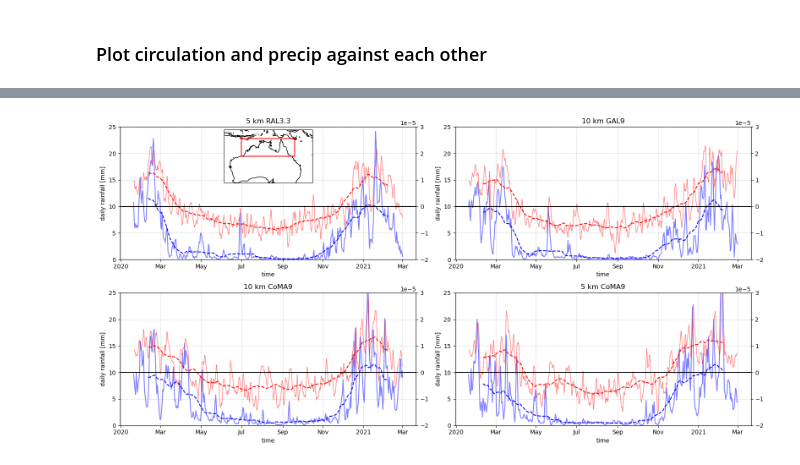
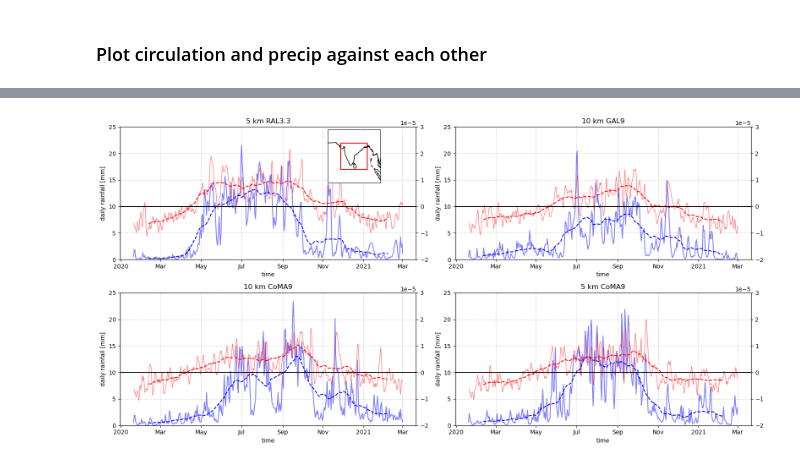
Before and after one commit to fran-morris-research/hackathon-monsoons, a Jupyter notebook: circulation.ipynb, the cells around one changed output, grey strips where cells are left out. Cells and saved outputs as stored; diff of their text form; code cells hidden in the pictures.

```diff
--- a/circulation.ipynb
+++ b/circulation.ipynb
@@ -478,7 +486,7 @@ precip_aus_CoM5 = precip_CoM5.where(aus_mask_CoM5)
 # %%
 %%time
 
-aus_mons_mask_ral3p3 = (ds1h_ral3p3.lon > 120) & (ds1h_ral3p3.lon < 150) & (ds1h_ral3p3.lat > -20) & (ds1h_ral3p3.lat < -10)
+aus_mons_mask_ral3p3 = (ds1h_ral3p3.lon > aus_mons_lon0) & (ds1h_ral3p3.lon < aus_mons_lon1) & (ds1h_ral3p3.lat > aus_mons_lat0) & (ds1h_ral3p3.lat < aus_mons_lat1)
 precip_aus_mons_ral3p3 = precip_ral3p3.where(aus_mons_mask_ral3p3)
 precip_aus_mons_av_ral3p3 = precip_aus_mons_ral3p3.mean('cell').compute()
 precip_aus_mons_av_daily_ral3p3 = precip_aus_mons_av_ral3p3.resample(time='1D').mean()
@@ -489,7 +497,7 @@ Wall time: 1min 16s
 # %%
 %%time
 
-aus_mons_mask_gal9 = (ds1h_gal9.lon > 120) & (ds1h_gal9.lon < 150) & (ds1h_gal9.lat > -20) & (ds1h_gal9.lat < -10)
+aus_mons_mask_gal9 = (ds1h_gal9.lon > aus_mons_lon0) & (ds1h_gal9.lon < aus_mons_lon1) & (ds1h_gal9.lat > aus_mons_lat0) & (ds1h_gal9.lat < aus_mons_lat1)
 precip_aus_mons_gal9 = precip_gal9.where(aus_mons_mask_gal9)
 precip_aus_mons_av_gal9 = precip_aus_mons_gal9.mean('cell').compute()
 precip_aus_mons_av_daily_gal9 = precip_aus_mons_av_gal9.resample(time='1D').mean()
@@ -500,7 +508,7 @@ Wall time: 1min 19s
 # %%
 %%time
 
-aus_mons_mask_CoM10 = (ds1h_CoM10.lon > 120) & (ds1h_CoM10.lon < 150) & (ds1h_CoM10.lat > -20) & (ds1h_CoM10.lat < -10)
+aus_mons_mask_CoM10 = (ds1h_CoM10.lon > aus_mons_lon0) & (ds1h_CoM10.lon < aus_mons_lon1) & (ds1h_CoM10.lat > aus_mons_lat0) & (ds1h_CoM10.lat < aus_mons_lat1)
 precip_aus_mons_CoM10 = precip_CoM10.where(aus_mons_mask_CoM10)
 precip_aus_mons_av_CoM10 = precip_aus_mons_CoM10.mean('cell').compute()
 precip_aus_mons_av_daily_CoM10 = precip_aus_mons_av_CoM10.resample(time='1D').mean()
@@ -511,7 +519,7 @@ Wall time: 1min 17s
 # %%
 %%time
 
-aus_mons_mask_CoM5 = (ds1h_CoM5.lon > 120) & (ds1h_CoM5.lon < 150) & (ds1h_CoM5.lat > -20) & (ds1h_CoM5.lat < -10)
+aus_mons_mask_CoM5 = (ds1h_CoM5.lon > aus_mons_lon0) & (ds1h_CoM5.lon < aus_mons_lon1) & (ds1h_CoM5.lat > aus_mons_lat0) & (ds1h_CoM5.lat < aus_mons_lat1)
 precip_aus_mons_CoM5 = precip_CoM5.where(aus_mons_mask_CoM5)
 precip_aus_mons_av_CoM5 = precip_aus_mons_CoM5.mean('cell').compute()
 precip_aus_mons_av_daily_CoM5 = precip_aus_mons_av_CoM5.resample(time='1D').mean()
@@ -535,20 +543,20 @@ plt.ylabel('daily rainfall [mm]')
 plt.ylim(0, 25)
 plt.title('')
 axt = ax.twinx()
-circ850_ral3p3_aus_mons_daily.plot(c='r', lw=1, alpha=0.5)
-circ850_ral3p3_aus_mons_smooth.plot(c='r', ls='--')
+(-circ850_ral3p3_aus_mons_daily).plot(c='r', lw=1, alpha=0.5)
+(-circ850_ral3p3_aus_mons_smooth).plot(c='r', ls='--')
 plt.grid(ls=':')
 plt.axhline(c='k')
 plt.ylim(-2e-5, 3e-5)
 plt.title(f'5 km RAL3.3')
 
 
-axins = inset_axes(ax, width="40%", height="40%", loc="upper center",
+axins = inset_axes(ax, width="40%", height="40%", loc="upper right",
                    axes_class=cartopy.mpl.geoaxes.GeoAxes,
                    axes_kwargs=dict(projection=cartopy.crs.PlateCarree()))
 axins.add_feature(cartopy.feature.COASTLINE)
-axins.set_extent((110, 160, -35, -5), crs=crs0)
-plt.plot([120, 150, 150, 120, 120], [-20, -20, -10, -10, -20], c='r')
+axins.set_extent((aus_mons_lon0 - 10, aus_mons_lon1 + 10, aus_mons_lat0 - 10, aus_mons_lat1 + 10), crs=crs0)
+plt.plot([aus_mons_lon0, aus_mons_lon1, aus_mons_lon1, aus_mons_lon0, aus_mons_lon0], [aus_mons_lat0, aus_mons_lat0, aus_mons_lat1, aus_mons_lat1, aus_mons_lat0], c='r')
 
 
 ax = plt.subplot(222)
@@ -559,8 +567,8 @@ plt.ylabel('daily rainfall [mm]')
 plt.ylim(0, 25)
 plt.title('')
 axt = ax.twinx()
-circ850_gal9_aus_mons_daily.plot(c='r', lw=1, alpha=0.5)
-circ850_gal9_aus_mons_smooth.plot(c='r', ls='--')
+(-circ850_gal9_aus_mons_daily).plot(c='r', lw=1, alpha=0.5)
+(-circ850_gal9_aus_mons_smooth).plot(c='r', ls='--')
 plt.grid(ls=':')
 plt.axhline(c='k')
 plt.ylim(-2e-5, 3e-5)
@@ -569,35 +577,35 @@ plt.title(f'10 km GAL9')
 
 ax = plt.subplot(223)
 (precip_aus_mons_av_daily_CoM10*60*60*24).plot(c='b', alpha=0.5)
 (precip_aus_mons_av_45day_CoM10 *60*60*24).plot(c='b', ls='--')
 plt.grid(ls=':', axis='x')
 plt.ylabel('daily rainfall [mm]')
 plt.ylim(0, 25)
 plt.title('')
 axt = ax.twinx()
-circ850_CoM10_aus_mons_daily.plot(c='r', lw=1, alpha=0.5)
-circ850_CoM10_aus_mons_smooth.plot(c='r', ls='--')
+(-circ850_CoM10_aus_mons_daily).plot(c='r', lw=1, alpha=0.5)
+(-circ850_CoM10_aus_mons_smooth).plot(c='r', ls='--')
 plt.grid(ls=':')
 plt.axhline(c='k')
 plt.ylim(-2e-5, 3e-5)
 plt.title(f'10 km CoMA9')
 
 
 ax = plt.subplot(224)
 (precip_aus_mons_av_daily_CoM5*60*60*24).plot(c='b', alpha=0.5)
 (precip_aus_mons_av_45day_CoM5 *60*60*24).plot(c='b', ls='--')
 plt.grid(ls=':', axis='x')
 plt.ylabel('daily rainfall [mm]')
 plt.ylim(0, 25)
 plt.title('')
 axt = ax.twinx()
-circ850_CoM5_aus_mons_daily.plot(c='r', lw=1, alpha=0.5)
-circ850_CoM5_aus_mons_smooth.plot(c='r', ls='--')
+(-circ850_CoM5_aus_mons_daily).plot(c='r', lw=1, alpha=0.5)
+(-circ850_CoM5_aus_mons_smooth).plot(c='r', ls='--')
 plt.grid(ls=':')
 plt.axhline(c='k')
 plt.ylim(-2e-5, 3e-5)
 plt.title(f'5 km CoMA9')
 
 plt.tight_layout()
 # %% [output]
-[figure, old version]
+[figure, new version]
```
Also changed, not shown: parts of 17 cells of this notebook.
